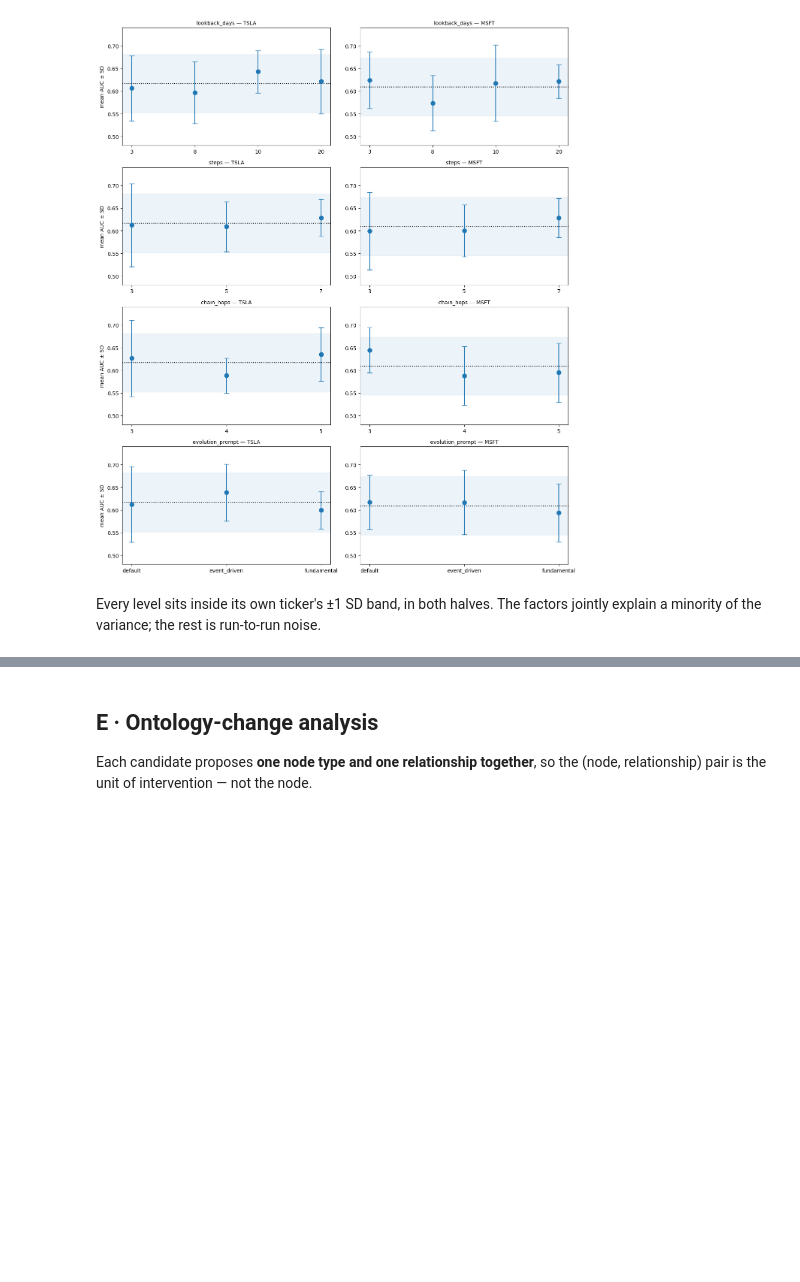
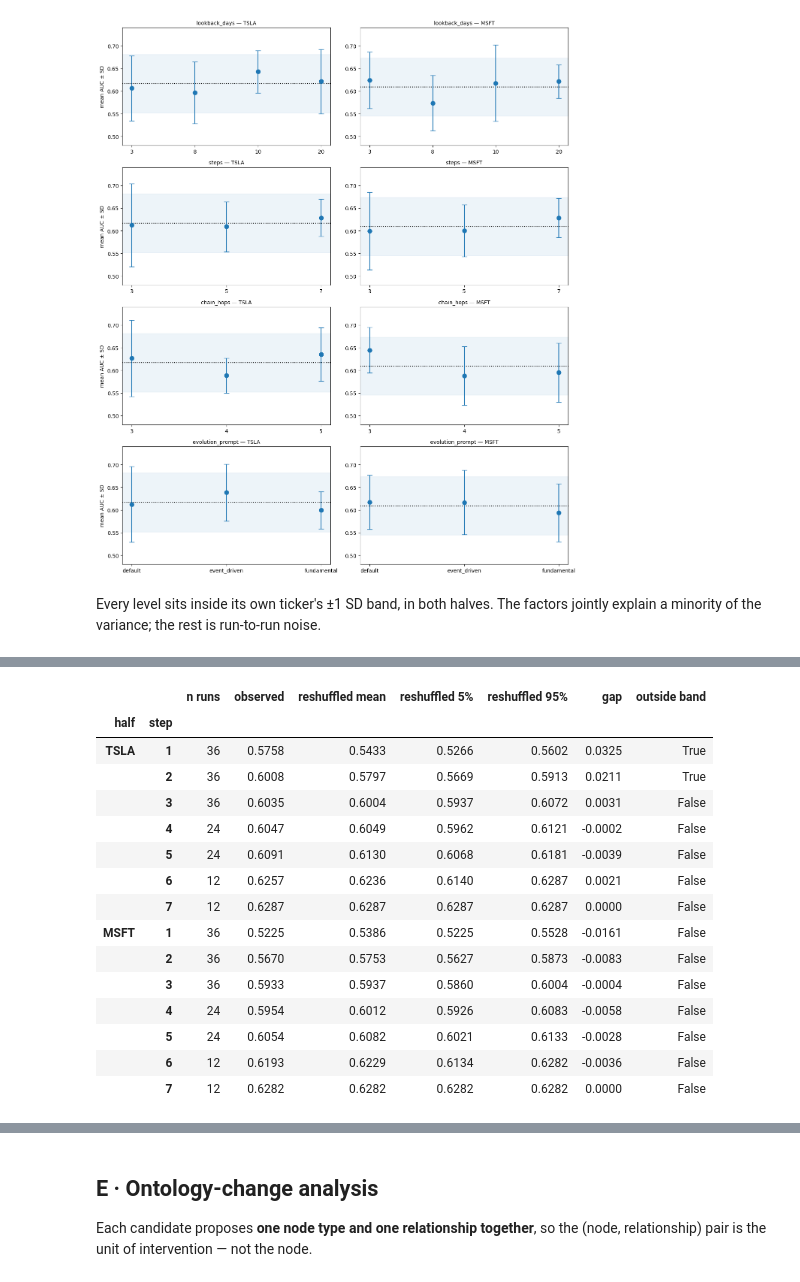
Before and after one commit to jjfrackowiak/finance-kg-builder, a Jupyter notebook: analysis/tsla_msft36_2026-08-14/report.ipynb, the cells around one changed output, grey strips where cells are left out. Cells and saved outputs as stored; diff of their text form; code cells hidden in the pictures; blank space fills up the shorter version.

```diff
--- a/analysis/tsla_msft36_2026-08-14/report.ipynb
+++ b/analysis/tsla_msft36_2026-08-14/report.ipynb
@@ -573,0 +590,55 @@ explain a minority of the variance; the rest is run-to-run noise.
+# %%
+def running_max_curve(df):
+    """Per run, the best candidate AUC seen up to and including each step."""
+    out = {}
+    for rid, g in df.groupby("run_id"):
+        best, cur = {}, -np.inf
+        for s_ in sorted(g.step.unique()):
+            cur = max(cur, g.loc[g.step == s_, "auc"].max())
+            best[s_] = cur
+        out[rid] = best
+    return pd.DataFrame(out).T
+
+
+rng = np.random.default_rng(0)
+N_PERM = 300
+step_curves = {}
+for t in TICKERS:
+    a = adds[adds.ticker == t]
+    obs = running_max_curve(a).mean()
+    sims = []
+    for _ in range(N_PERM):
+        perm = a.copy()
+        perm["step"] = perm.groupby("run_id").step.transform(
+            lambda v: rng.permutation(v.values))
+        sims.append(running_max_curve(perm).mean())
+    null = pd.concat(sims, axis=1)
+    step_curves[t] = pd.DataFrame({
+        "n runs": running_max_curve(a).notna().sum(),
+        "observed": obs.round(4),
+        "reshuffled mean": null.mean(axis=1).round(4),
+        "reshuffled 5%": null.quantile(.05, axis=1).round(4),
+        "reshuffled 95%": null.quantile(.95, axis=1).round(4),
+    })
+    step_curves[t]["gap"] = (step_curves[t]["observed"] - step_curves[t]["reshuffled mean"]).round(4)
+    step_curves[t]["outside band"] = ~step_curves[t].observed.between(
+        step_curves[t]["reshuffled 5%"], step_curves[t]["reshuffled 95%"])
+
+pd.concat(step_curves, names=["half", "step"])
+# %% [output]
+|  |  | n runs | observed | reshuffled mean | reshuffled 5% | reshuffled 95% | gap | outside band |
+| half | step |  |  |  |  |  |  |  |
+| TSLA | 1 | 36 | 0.5758 | 0.5433 | 0.5266 | 0.5602 | 0.0325 | True |
+|  | 2 | 36 | 0.6008 | 0.5797 | 0.5669 | 0.5913 | 0.0211 | True |
+|  | 3 | 36 | 0.6035 | 0.6004 | 0.5937 | 0.6072 | 0.0031 | False |
+|  | 4 | 24 | 0.6047 | 0.6049 | 0.5962 | 0.6121 | -0.0002 | False |
+|  | 5 | 24 | 0.6091 | 0.6130 | 0.6068 | 0.6181 | -0.0039 | False |
+|  | 6 | 12 | 0.6257 | 0.6236 | 0.6140 | 0.6287 | 0.0021 | False |
+|  | 7 | 12 | 0.6287 | 0.6287 | 0.6287 | 0.6287 | 0.0000 | False |
+| MSFT | 1 | 36 | 0.5225 | 0.5386 | 0.5225 | 0.5528 | -0.0161 | False |
+|  | 2 | 36 | 0.5670 | 0.5753 | 0.5627 | 0.5873 | -0.0083 | False |
+|  | 3 | 36 | 0.5933 | 0.5937 | 0.5860 | 0.6004 | -0.0004 | False |
+|  | 4 | 24 | 0.5954 | 0.6012 | 0.5926 | 0.6083 | -0.0058 | False |
+|  | 5 | 24 | 0.6054 | 0.6082 | 0.6021 | 0.6133 | -0.0028 | False |
+|  | 6 | 12 | 0.6193 | 0.6229 | 0.6134 | 0.6282 | -0.0036 | False |
+|  | 7 | 12 | 0.6282 | 0.6282 | 0.6282 | 0.6282 | 0.0000 | False |
```
Also changed, not shown: parts of 3 cells of this notebook, 4 other files.
